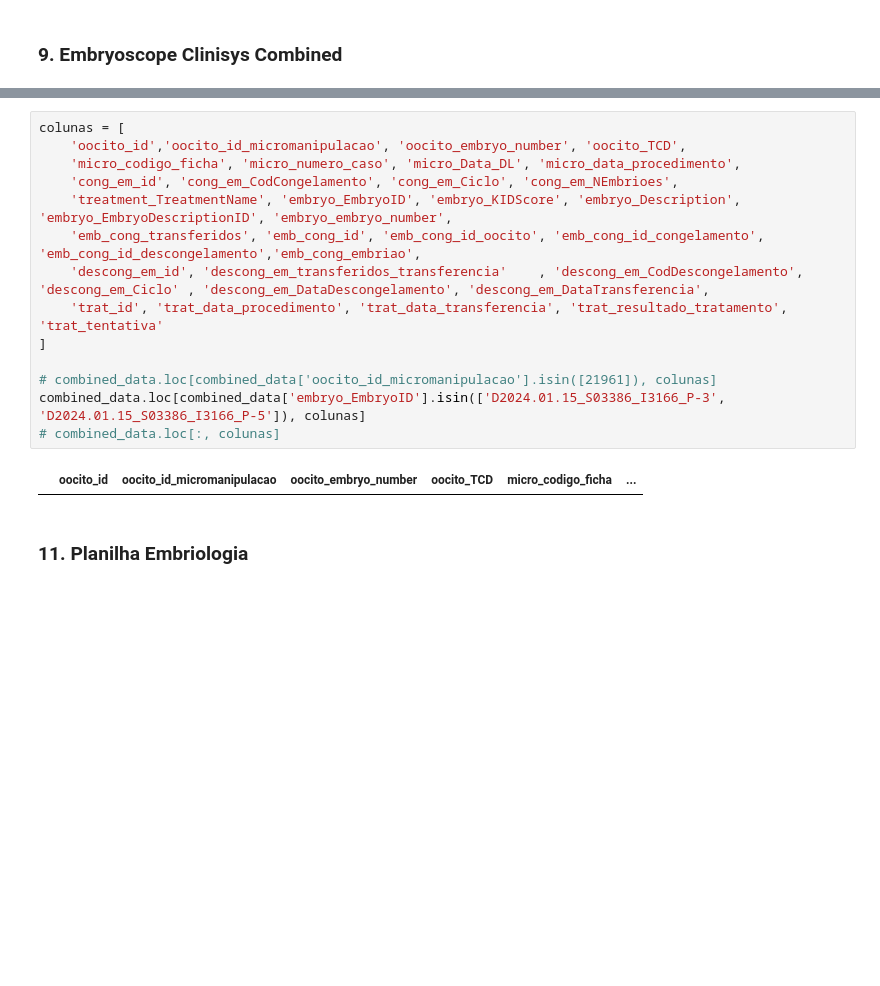
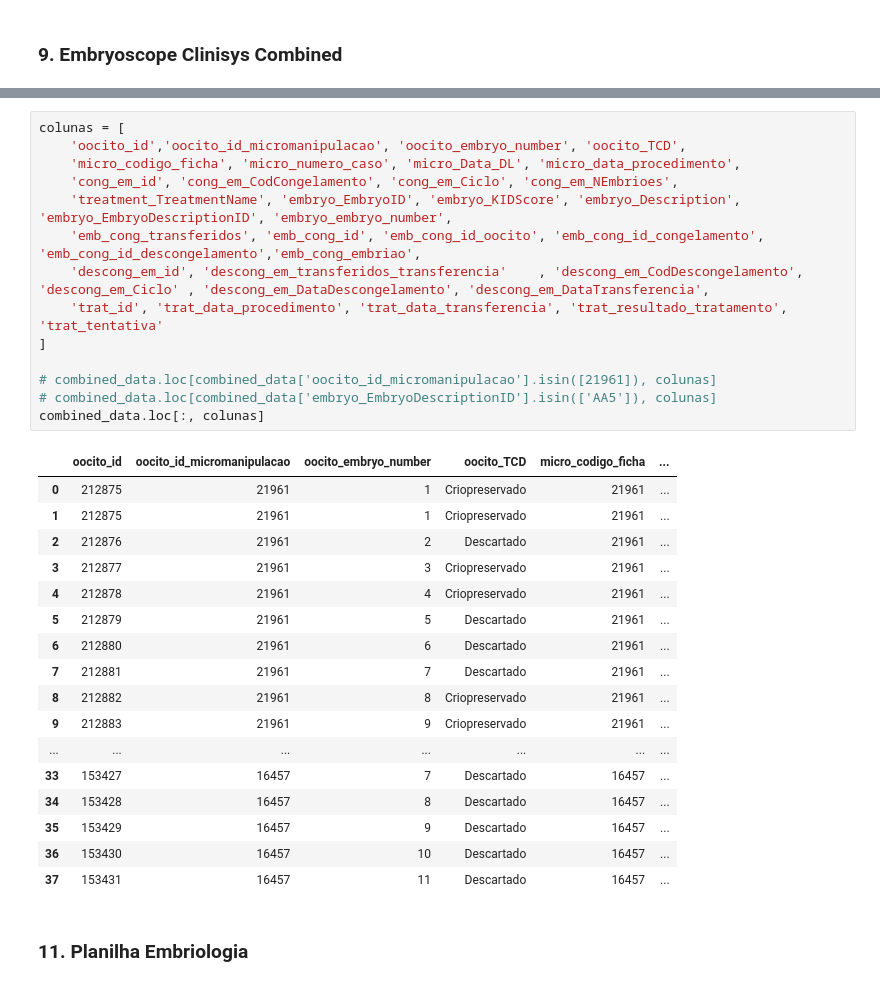
Before and after one commit to bobbypestana/embryoscope-extraction, a Jupyter notebook: data_lake_scripts/explore/query_embryo_data_v1.ipynb, the cells around one changed output, grey strips where cells are left out. Cells and saved outputs as stored; diff of their text form; blank space fills up the shorter version.

```diff
--- a/data_lake_scripts/explore/query_embryo_data_v1.ipynb
+++ b/data_lake_scripts/explore/query_embryo_data_v1.ipynb
@@ -514,19 +579,35 @@ No embryoscope clinisys combined data found.
 # %%
 colunas = [
     'oocito_id','oocito_id_micromanipulacao', 'oocito_embryo_number', 'oocito_TCD',
     'micro_codigo_ficha', 'micro_numero_caso', 'micro_Data_DL', 'micro_data_procedimento',
     'cong_em_id', 'cong_em_CodCongelamento', 'cong_em_Ciclo', 'cong_em_NEmbrioes',
     'treatment_TreatmentName', 'embryo_EmbryoID', 'embryo_KIDScore', 'embryo_Description', 'embryo_EmbryoDescriptionID', 'embryo_embryo_number',
     'emb_cong_transferidos', 'emb_cong_id', 'emb_cong_id_oocito', 'emb_cong_id_congelamento', 'emb_cong_id_descongelamento','emb_cong_embriao',
     'descong_em_id', 'descong_em_transferidos_transferencia'	, 'descong_em_CodDescongelamento', 'descong_em_Ciclo' , 'descong_em_DataDescongelamento', 'descong_em_DataTransferencia',
     'trat_id', 'trat_data_procedimento', 'trat_data_transferencia', 'trat_resultado_tratamento', 'trat_tentativa'
 ]
 
 # combined_data.loc[combined_data['oocito_id_micromanipulacao'].isin([21961]), colunas]
-combined_data.loc[combined_data['embryo_EmbryoID'].isin(['D2024.01.15_S03386_I3166_P-3', 'D2024.01.15_S03386_I3166_P-5']), colunas]
-# combined_data.loc[:, colunas]
+# combined_data.loc[combined_data['embryo_EmbryoDescriptionID'].isin(['AA5']), colunas]
+combined_data.loc[:, colunas]
 # %% [output]
 |  | oocito_id | oocito_id_micromanipulacao | oocito_embryo_number | oocito_TCD | micro_codigo_ficha | ... |
+| 0 | 212875 | 21961 | 1 | Criopreservado | 21961 | ... |
+| 1 | 212875 | 21961 | 1 | Criopreservado | 21961 | ... |
+| 2 | 212876 | 21961 | 2 | Descartado | 21961 | ... |
+| 3 | 212877 | 21961 | 3 | Criopreservado | 21961 | ... |
+| 4 | 212878 | 21961 | 4 | Criopreservado | 21961 | ... |
+| 5 | 212879 | 21961 | 5 | Descartado | 21961 | ... |
+| 6 | 212880 | 21961 | 6 | Descartado | 21961 | ... |
+| 7 | 212881 | 21961 | 7 | Descartado | 21961 | ... |
+| 8 | 212882 | 21961 | 8 | Criopreservado | 21961 | ... |
+| 9 | 212883 | 21961 | 9 | Criopreservado | 21961 | ... |
+| ... | ... | ... | ... | ... | ... | ... |
+| 33 | 153427 | 16457 | 7 | Descartado | 16457 | ... |
+| 34 | 153428 | 16457 | 8 | Descartado | 16457 | ... |
+| 35 | 153429 | 16457 | 9 | Descartado | 16457 | ... |
+| 36 | 153430 | 16457 | 10 | Descartado | 16457 | ... |
+| 37 | 153431 | 16457 | 11 | Descartado | 16457 | ... |
 # %% [markdown]
 ### 11. Planilha Embriologia
 # %%
```
Also changed, not shown: parts of 16 cells of this notebook, 22 other files.
